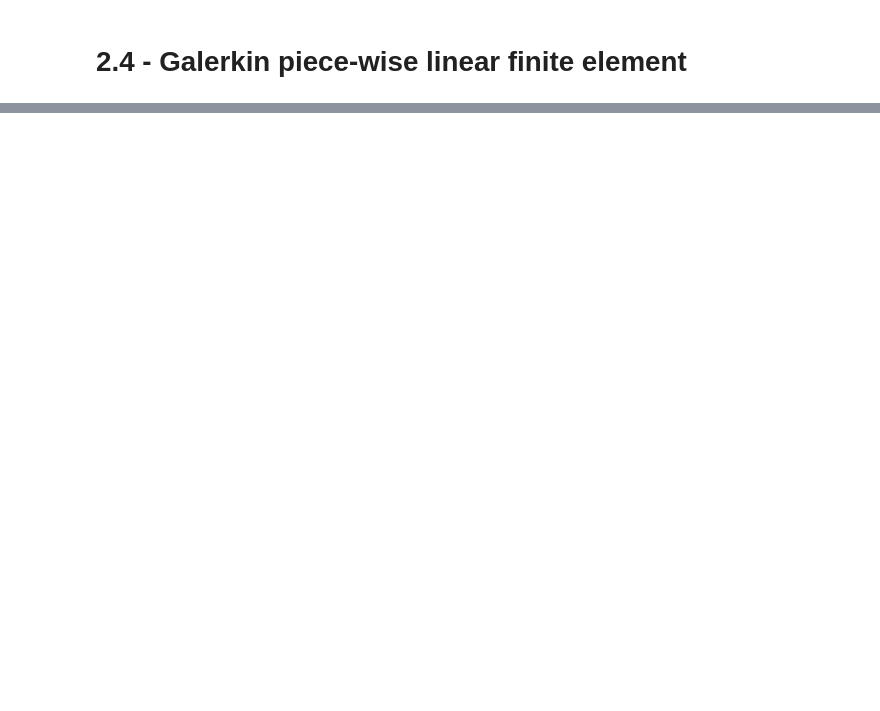
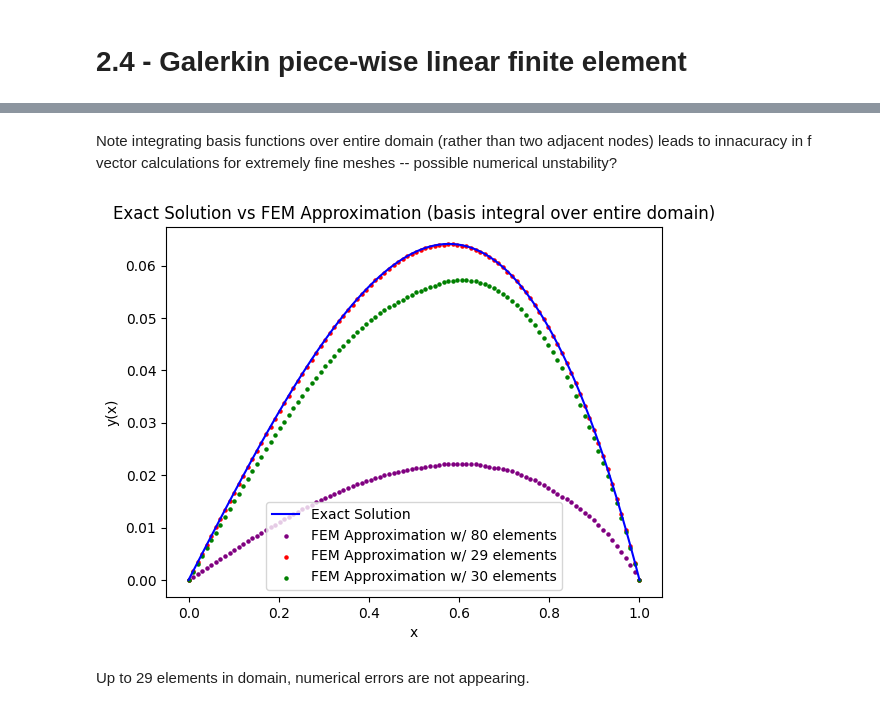
Before and after one commit to rx9933/COE-352, a Jupyter notebook: HW/hw5.ipynb, the cells around one changed output, grey strips where cells are left out. Drawn from its saved outputs; the diff is of its cells as text; code cells hidden in the pictures; blank space fills up the shorter version.

```diff
--- a/HW/hw5.ipynb
+++ b/HW/hw5.ipynb
@@ -127,9 +154,9 @@ def K_and_f(num_nodes, x_nodes, h):
         K[i, i+1] = -1 / h
         # f[i] = quad(lambda x: x * basis_functions(x, i, x_nodes,h), 0, 1)[0]# integral x * phi_i
         f[i] = quad(lambda x: x * basis_functions(x, i, x_nodes,h), x_nodes[i - 1], x_nodes[i + 1])[0]
-        t= quad(lambda x: x * basis_functions(x, i, x_nodes,h), 0,1, epsrel=1e-8)[0]
+        # t= quad(lambda x: x * basis_functions(x, i, x_nodes,h), 0,1, epsrel=1e-8)[0]
 
-        assert np.isclose(f[i], t), t# integral x * phi_i)
+        # assert np.isclose(f[i], t), t# integral x * phi_i)
         # if i ==4:
         #     print("h" , h)
         #     print(x_nodes)
@@ -145,7 +172,7 @@ h = 0.25
 K, f = K_and_f(num_nodes, x_nodes, h)
 # Solve the linear system K * c = f
 c = np.linalg.solve(K, f)
-print(c)
+
 # Approximate solution yh
 def y_fem(x, c, num_nodes):
     return sum(c[i-1] * basis_functions(x, i, x_nodes,h) for i in range(1, num_nodes - 1))
@@ -298,0 +221,67 @@ plt.show()
+# %% [markdown]
+Note integrating basis functions over entire domain (rather than two adjacent nodes) leads to innacuracy in f vector calculations for extremely fine meshes -- possible numerical unstability?
+# %%
+def K_and_f(num_nodes, x_nodes, h):
+    # Compute stiffness matrix K and load vector f
+    K = np.zeros((num_nodes, num_nodes))
+    f = np.zeros(num_nodes)
+    # Fill K and f
+    for i in range(1, num_nodes - 1):
+        K[i, i] = 2 / h
+        K[i, i-1] = -1 / h
+        K[i, i+1] = -1 / h
+        f[i] = quad(lambda x: x * basis_functions(x, i, x_nodes,h), 0, 1)[0]# integral x * phi_i
+
+    # Apply boundary conditions by modifying K and f
+    K = K[1:-1, 1:-1]  # Remove rows/columns for boundary y(0) = y(1) = 0 (we know the coefficients are 0)
+    f = f[1:-1]
+    return K, f
+
+# Define nodes and elements for finer mesh
+num_elements = 80
+x_nodes = np.linspace(0, 1, num_elements + 1)
+num_nodes = len(x_nodes)
+
+
+# Assemble stiffness matrix K and load vector f for finer mesh
+h = x_nodes[1] - x_nodes[0]
+K, f = K_and_f(num_nodes, x_nodes, h)
+
+# Solve for coefficients
+c = np.linalg.solve(K, f)
+
+
+# Plot exact and FEM solutions
+x_plot = np.linspace(0, 1, 100)
+plt.plot(x_plot, y_exact(x_plot), label='Exact Solution', color='blue')
+plt.scatter(x, [y_fem(xi, c, num_nodes) for xi in x], label=f'FEM Approximation w/ {num_elements} elements', color='purple', s=5)#, linestyle='-')
+
+num_elements = 29
+x_nodes = np.linspace(0, 1, num_elements + 1)
+num_nodes = len(x_nodes)
+# Assemble stiffness matrix K and load vector f for finer mesh
+h = x_nodes[1] - x_nodes[0]
+K, f = K_and_f(num_nodes, x_nodes, h)
+# Solve for coefficients
+c = np.linalg.solve(K, f)
+plt.scatter(x, [y_fem(xi, c, num_nodes) for xi in x], label=f'FEM Approximation w/ {num_elements} elements', color='red', s=5)#, linestyle='-')
+
+num_elements = 30
+x_nodes = np.linspace(0, 1, num_elements + 1)
+num_nodes = len(x_nodes)
+# Assemble stiffness matrix K and load vector f for finer mesh
+h = x_nodes[1] - x_nodes[0]
+K, f = K_and_f(num_nodes, x_nodes, h)
+# Solve for coefficients
+c = np.linalg.solve(K, f)
+plt.scatter(x, [y_fem(xi, c, num_nodes) for xi in x], label=f'FEM Approximation w/ {num_elements} elements', color='green', s=5)#, linestyle='-')
+
+plt.xlabel('x')
+plt.ylabel('y(x)')
+plt.legend()
+plt.title('Exact Solution vs FEM Approximation (basis integral over entire domain)')
+plt.show()
+# %% [output]
+[figure, added]
+# %% [markdown]
+Up to 29 elements in domain, numerical errors are not appearing.
```
Also changed, not shown: parts of 9 cells of this notebook.
